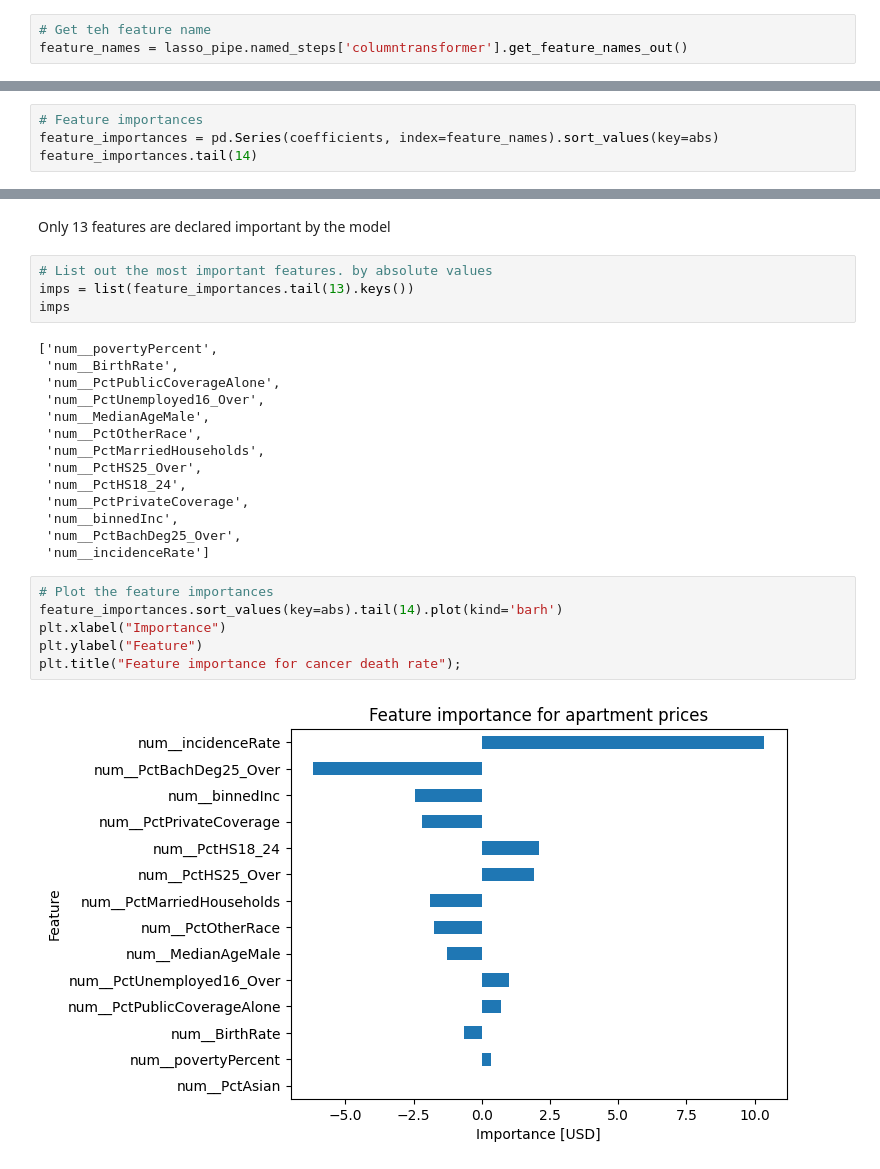
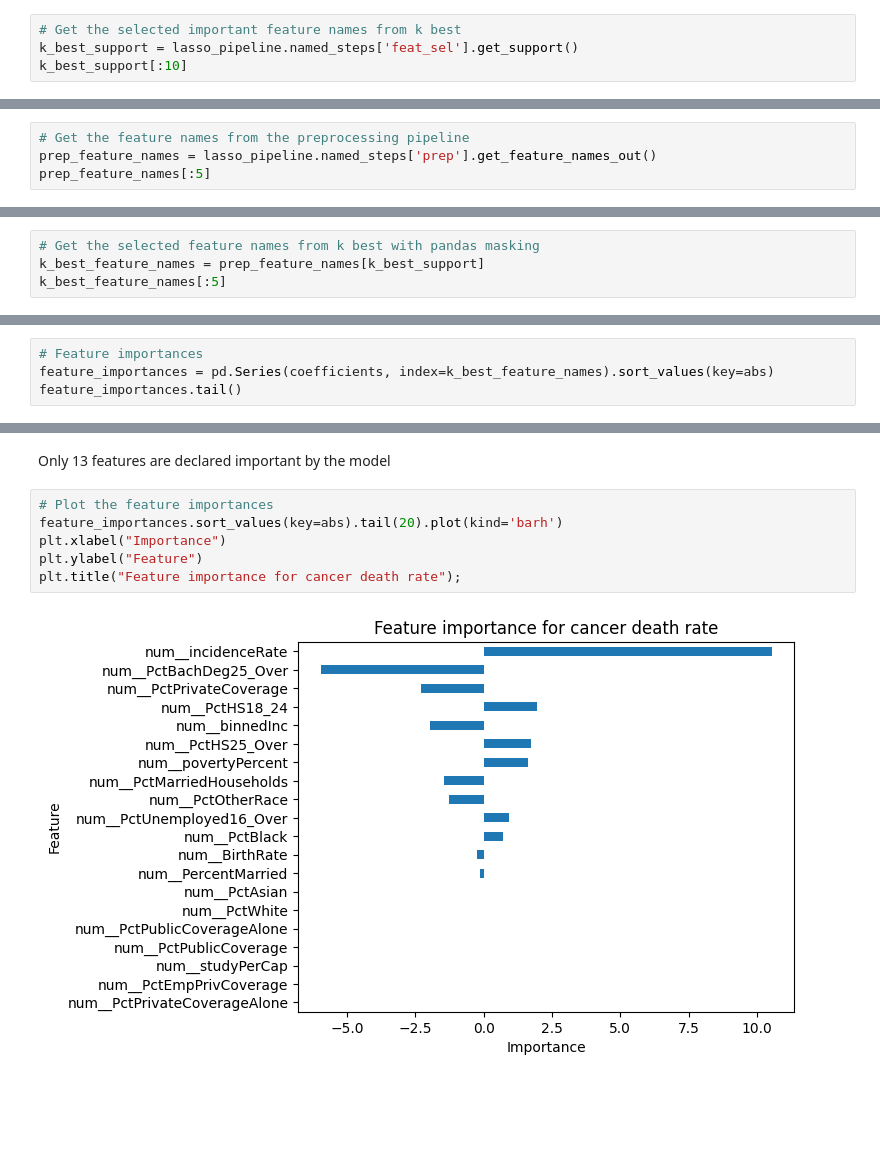
Before and after one commit to utility001/cancer_mortality, a Jupyter notebook: ols_modelling.ipynb, the cells around one changed output, grey strips where cells are left out. Drawn from its saved outputs; the diff is of its cells as text; blank space fills up the shorter version.

```diff
--- a/ols_modelling.ipynb
+++ b/ols_modelling.ipynb
@@ -306,3 +339,4 @@ intercept = lasso_pipe.named_steps['lasso'].intercept_
 # %%
-# Get teh feature name
-feature_names = lasso_pipe.named_steps['columntransformer'].get_feature_names_out()
+# Get the selected important feature names from k best
+k_best_support = lasso_pipeline.named_steps['feat_sel'].get_support()
+k_best_support[:10]
@@ -308,0 +346,4 @@ feature_names = lasso_pipe.named_steps['columntransformer'].get_feature_names_ou
+# %%
+# Get the feature names from the preprocessing pipeline
+prep_feature_names = lasso_pipeline.named_steps['prep'].get_feature_names_out()
+prep_feature_names[:5]
@@ -308,0 +353,4 @@ feature_names = lasso_pipe.named_steps['columntransformer'].get_feature_names_ou
+# %%
+# Get the selected feature names from k best with pandas masking
+k_best_feature_names = prep_feature_names[k_best_support]
+k_best_feature_names[:5]
@@ -309,5 +360,5 @@ feature_names = lasso_pipe.named_steps['columntransformer'].get_feature_names_ou
 # %%
 # Feature importances
-feature_importances = pd.Series(coefficients, index=feature_names).sort_values(key=abs)
-feature_importances.tail(14)
+feature_importances = pd.Series(coefficients, index=k_best_feature_names).sort_values(key=abs)
+feature_importances.tail()
 # %% [output]
@@ -328,29 +370,11 @@ num__incidenceRate             10.351611
 dtype: float64
 # %% [markdown]
 Only 13 features are declared important by the model
-# %%
-# List out the most important features. by absolute values
-imps = list(feature_importances.tail(13).keys())
-imps
-# %% [output]
-['num__povertyPercent',
- 'num__BirthRate',
- 'num__PctPublicCoverageAlone',
- 'num__PctUnemployed16_Over',
- 'num__MedianAgeMale',
- 'num__PctOtherRace',
- 'num__PctMarriedHouseholds',
- 'num__PctHS25_Over',
- 'num__PctHS18_24',
- 'num__PctPrivateCoverage',
- 'num__binnedInc',
- 'num__PctBachDeg25_Over',
- 'num__incidenceRate']
 # %%
 # Plot the feature importances
-feature_importances.sort_values(key=abs).tail(14).plot(kind='barh')
+feature_importances.sort_values(key=abs).tail(20).plot(kind='barh')
 plt.xlabel("Importance")
 plt.ylabel("Feature")
 plt.title("Feature importance for cancer death rate");
 # %% [output]
-[figure, old version]
+[figure, new version]
```
Also changed, not shown: parts of 91 cells of this notebook.
